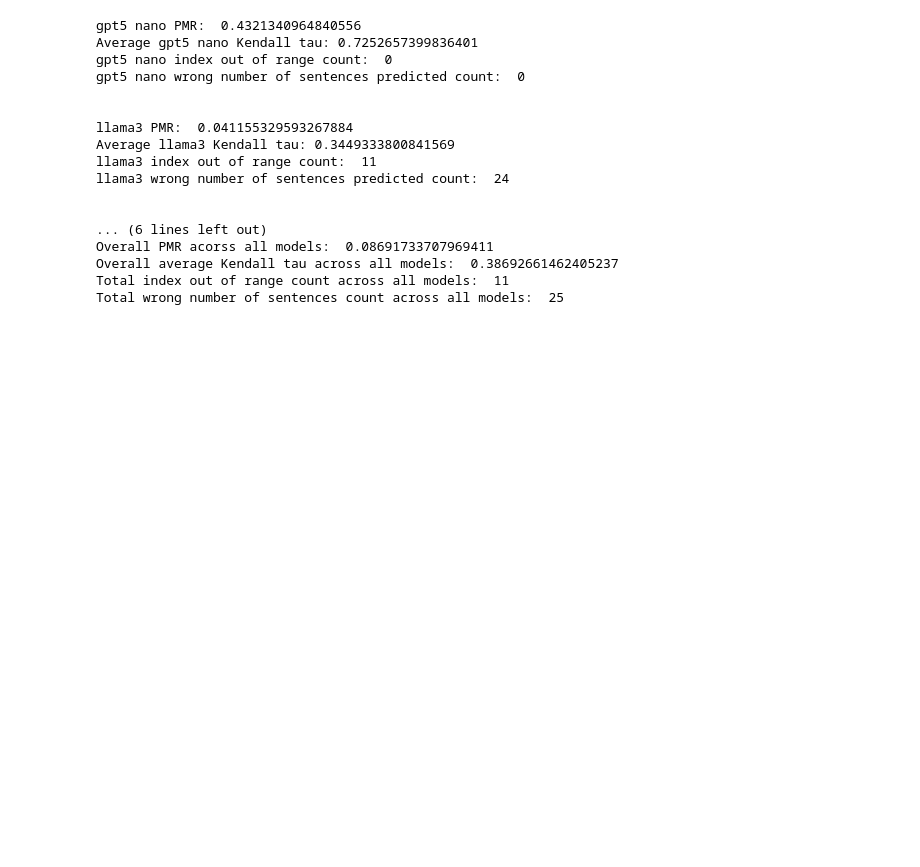
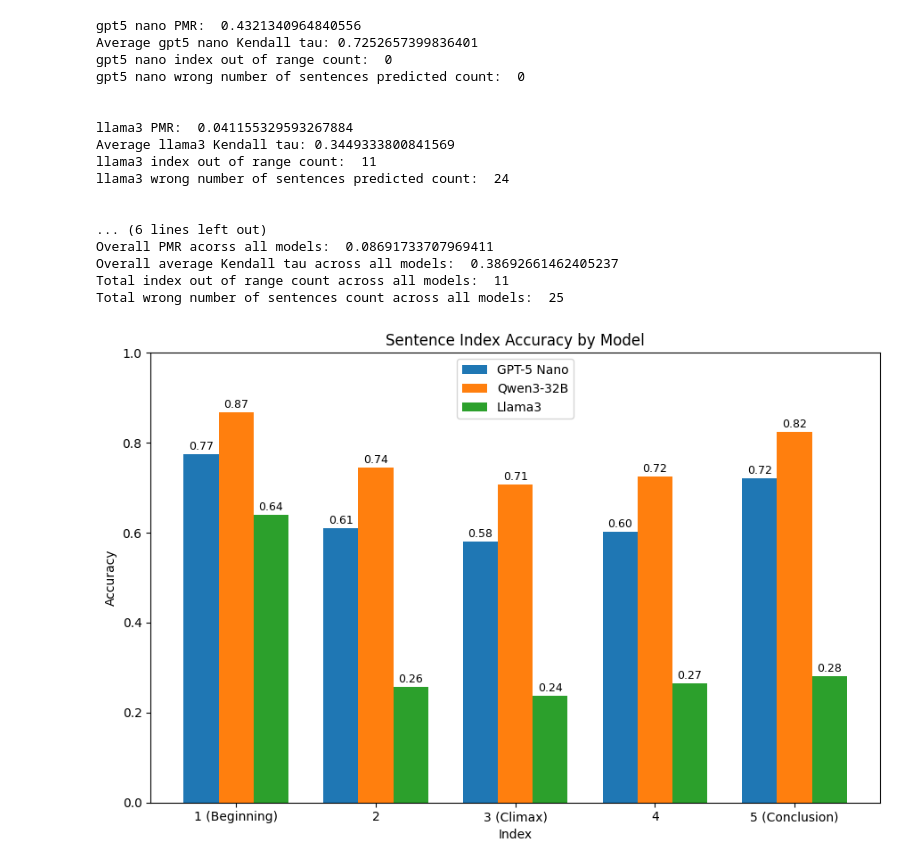
Before and after one commit to zinichakraborty/nlp-project, a Jupyter notebook: accuracy_graphs.ipynb, the cells around one changed output. Drawn from its saved outputs; the diff is of its cells as text; code cells hidden in the pictures; blank space fills up the shorter version.

```diff
--- a/accuracy_graphs.ipynb
+++ b/accuracy_graphs.ipynb
@@ -169,3 +169,39 @@ plt.grid(axis='y', linestyle='--')
 plt.tight_layout()
 plt.savefig('error_counts_comparison.png')
 plt.close()
+# %%
+import numpy as np
+import matplotlib.pyplot as plt
+
+labels = ["1 (Beginning)", "2", "3 (Climax)", "4", "5 (Conclusion)"]
+
+gpt5_nano = [0.774, 0.610, 0.581, 0.602, 0.721]
+qwen3 = [0.867, 0.745, 0.708, 0.725, 0.824]
+llama3 = [0.640, 0.258, 0.237, 0.266, 0.281]
+
+x = np.arange(len(labels))
+width = 0.25
+
+plt.figure(figsize=(9, 6))
+
+plt.bar(x - width, gpt5_nano, width, label="GPT-5 Nano")
+plt.bar(x, qwen3, width, label="Qwen3-32B")
+plt.bar(x + width, llama3, width, label="Llama3")
+
+plt.xlabel("Index")
+plt.ylabel("Accuracy")
+plt.title("Sentence Index Accuracy by Model")
+plt.xticks(x, labels)
+plt.ylim(0, 1.0)
+plt.legend()
+
+for i in range(len(labels)):
+    plt.text(x[i] - width, gpt5_nano[i] + 0.01, f"{gpt5_nano[i]:.2f}", ha="center", fontsize=9)
+    plt.text(x[i], qwen3[i] + 0.01, f"{qwen3[i]:.2f}", ha="center", fontsize=9)
+    plt.text(x[i] + width, llama3[i] + 0.01, f"{llama3[i]:.2f}", ha="center", fontsize=9)
+
+plt.tight_layout()
+plt.savefig("sentence_accuracy_comparison.png", dpi=200)
+plt.show()
+# %% [output]
+[figure, added]
```
Also changed, not shown: 49 other files.
